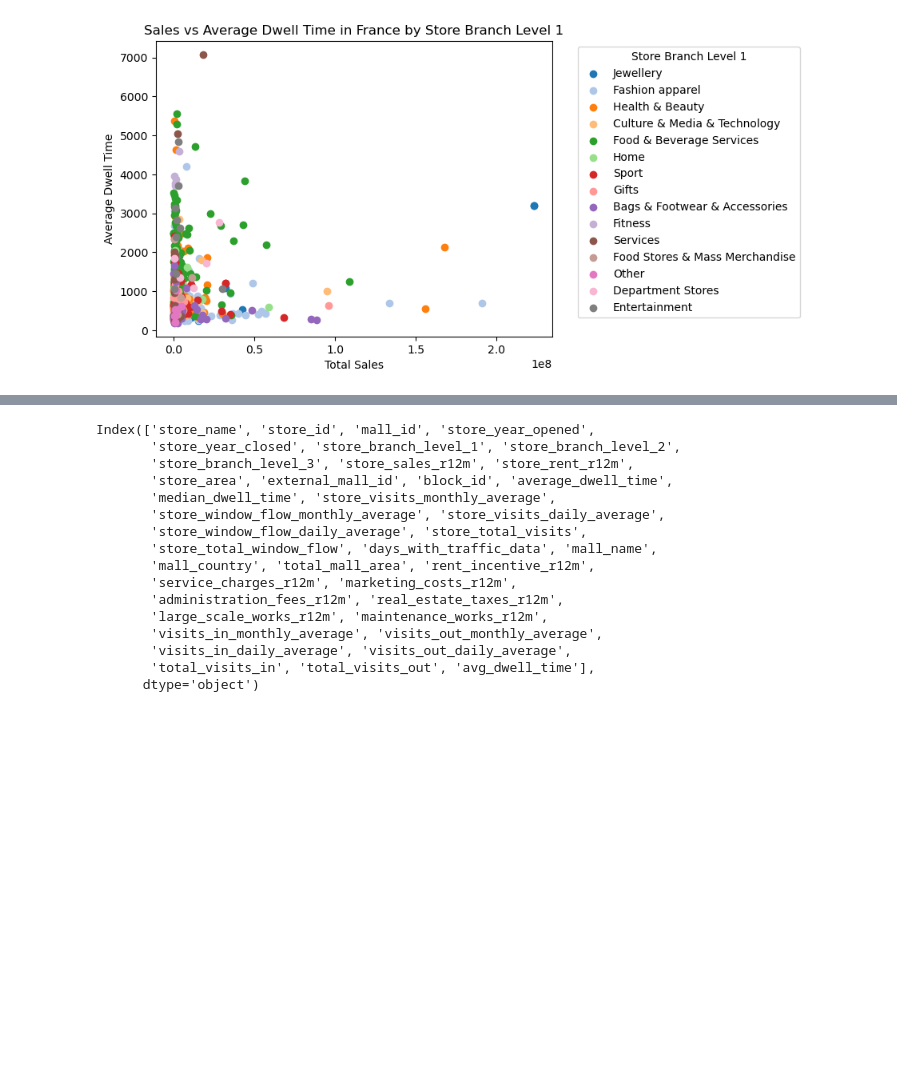
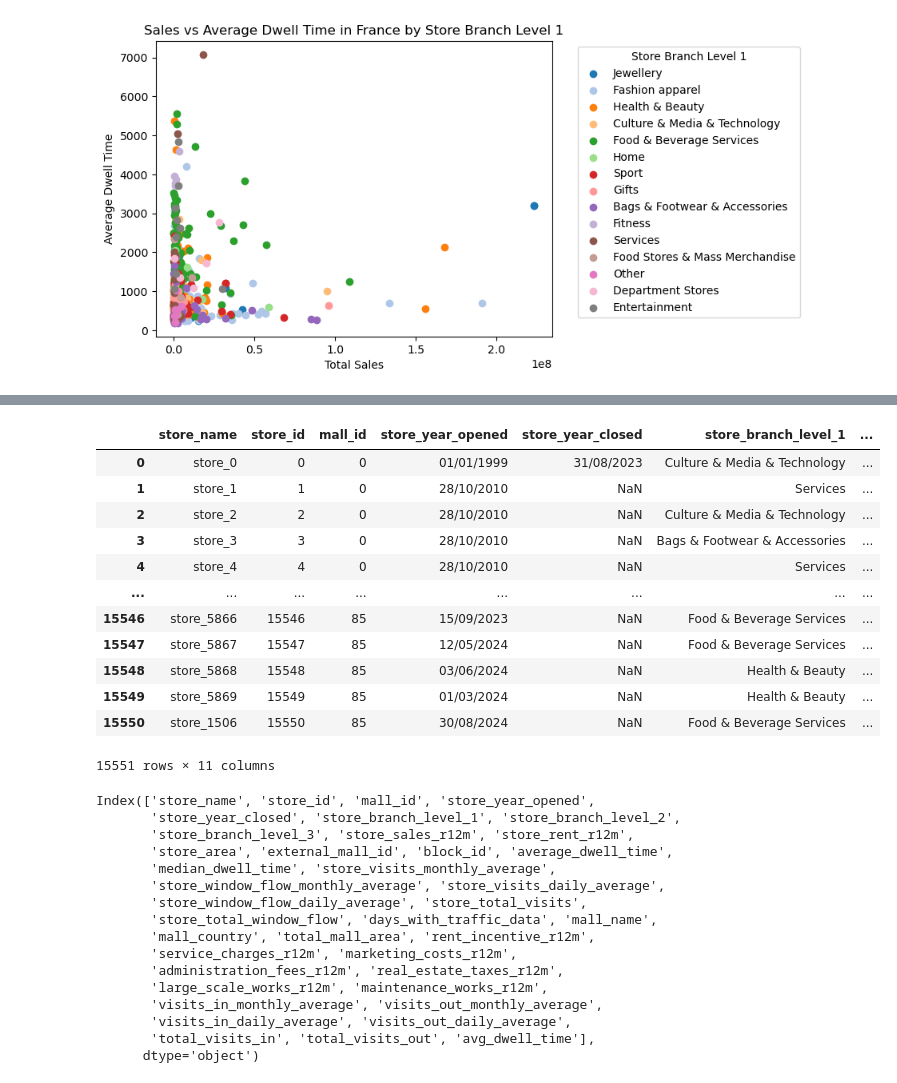
Before and after one commit to julescrevola/urw_challenge, a Jupyter notebook: notebooks/traffic_analysis.ipynb, the cells around one changed output, grey strips where cells are left out. Saved outputs shown, nothing was run; the diff lists cells and outputs as text; code cells hidden in the pictures; blank space fills up the shorter version.

```diff
--- a/notebooks/traffic_analysis.ipynb
+++ b/notebooks/traffic_analysis.ipynb
@@ -138,3 +279,19 @@ plt.show()
+# %%
+store
+# %% [output]
+|  | store_name | store_id | mall_id | store_year_opened | store_year_closed | store_branch_level_1 | ... |
+| 0 | store_0 | 0 | 0 | 01/01/1999 | 31/08/2023 | Culture & Media & Technology | ... |
+| 1 | store_1 | 1 | 0 | 28/10/2010 | NaN | Services | ... |
+| 2 | store_2 | 2 | 0 | 28/10/2010 | NaN | Culture & Media & Technology | ... |
+| 3 | store_3 | 3 | 0 | 28/10/2010 | NaN | Bags & Footwear & Accessories | ... |
+| 4 | store_4 | 4 | 0 | 28/10/2010 | NaN | Services | ... |
+| ... | ... | ... | ... | ... | ... | ... | ... |
+| 15546 | store_5866 | 15546 | 85 | 15/09/2023 | NaN | Food & Beverage Services | ... |
+| 15547 | store_5867 | 15547 | 85 | 12/05/2024 | NaN | Food & Beverage Services | ... |
+| 15548 | store_5868 | 15548 | 85 | 03/06/2024 | NaN | Health & Beauty | ... |
+| 15549 | store_5869 | 15549 | 85 | 01/03/2024 | NaN | Health & Beauty | ... |
+| 15550 | store_1506 | 15550 | 85 | 30/08/2024 | NaN | Food & Beverage Services | ... |
+15551 rows × 11 columns
 # %%
 store_final.columns
 # %% [output]
```
Also changed, not shown: parts of 4 cells of this notebook.
